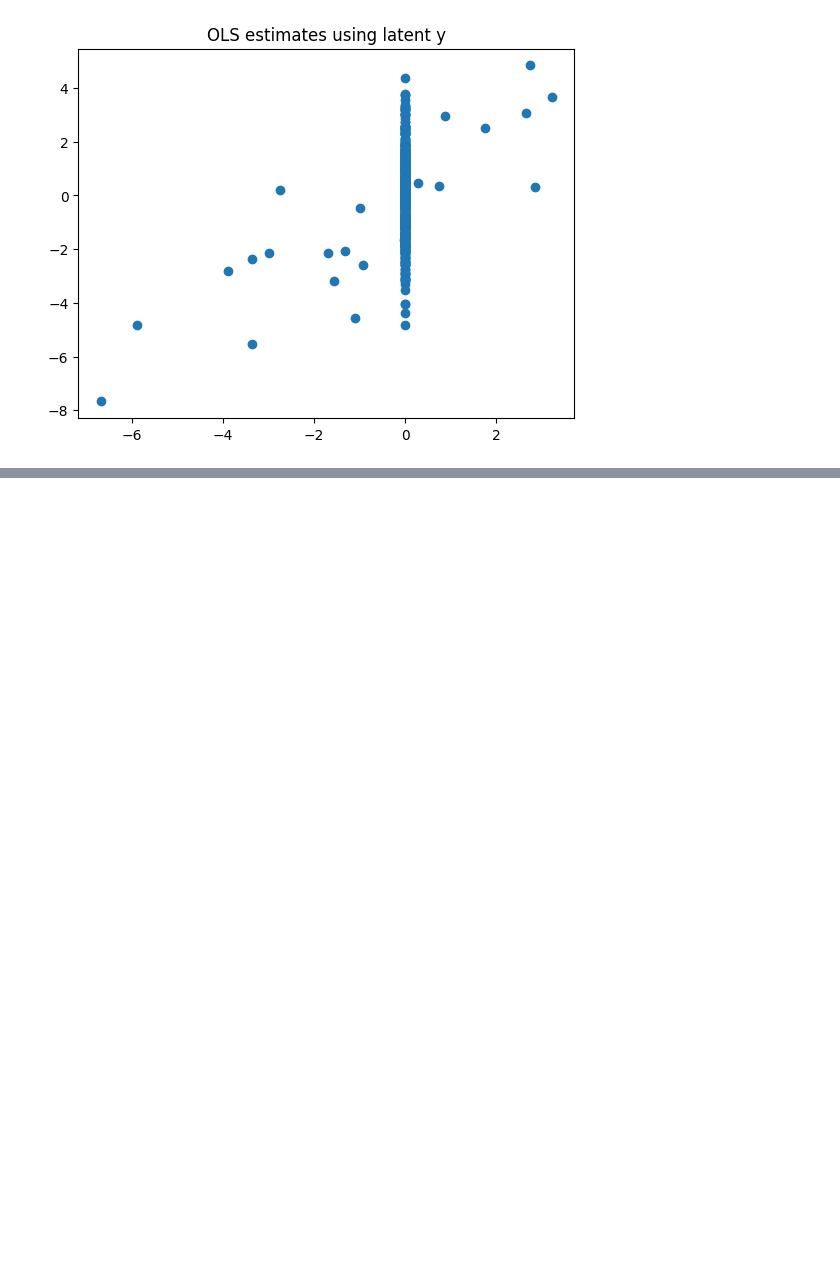
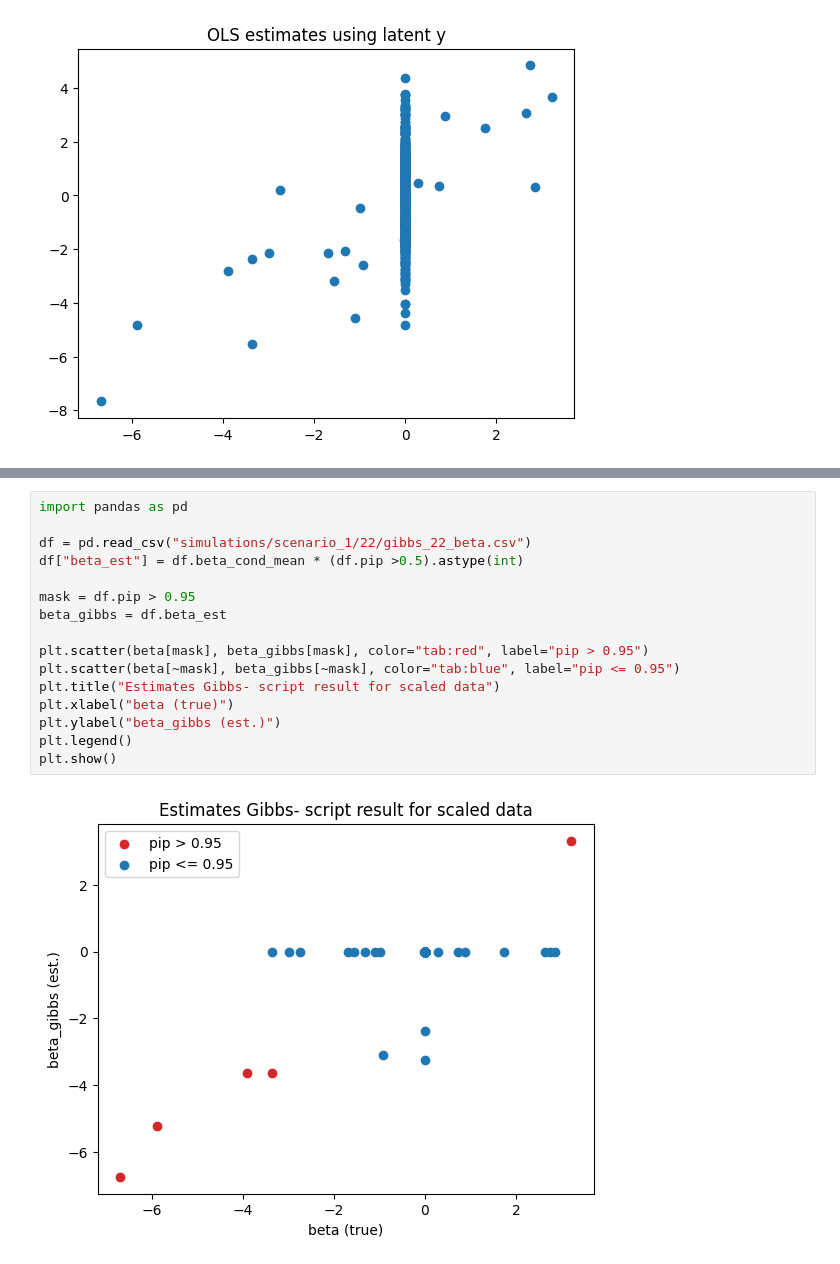
Before and after one commit to mariaestera/vi_tobit, a Jupyter notebook: debugging.ipynb, the cells around one changed output, grey strips where cells are left out. Drawn from its saved outputs; the diff is of its cells as text; blank space fills up the shorter version.

```diff
--- a/debugging.ipynb
+++ b/debugging.ipynb
@@ -116,0 +117,18 @@ Early stopping
+# %%
+import pandas as pd
+
+df = pd.read_csv("simulations/scenario_1/22/gibbs_22_beta.csv")
+df["beta_est"] = df.beta_cond_mean * (df.pip >0.5).astype(int)
+
+mask = df.pip > 0.95
+beta_gibbs = df.beta_est
+
+plt.scatter(beta[mask], beta_gibbs[mask], color="tab:red", label="pip > 0.95")
+plt.scatter(beta[~mask], beta_gibbs[~mask], color="tab:blue", label="pip <= 0.95")
+plt.title("Estimates Gibbs- script result for scaled data")
+plt.xlabel("beta (true)")
+plt.ylabel("beta_gibbs (est.)")
+plt.legend()
+plt.show()
+# %% [output]
+[figure, added]
```
Also changed, not shown: parts of 3 cells of this notebook.
